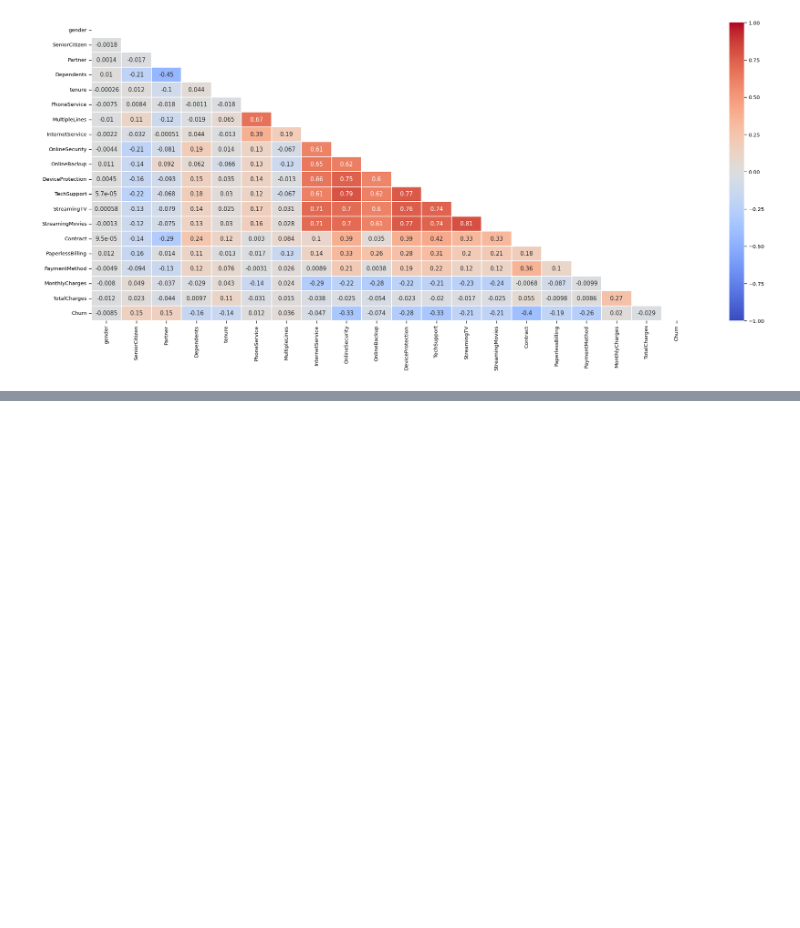
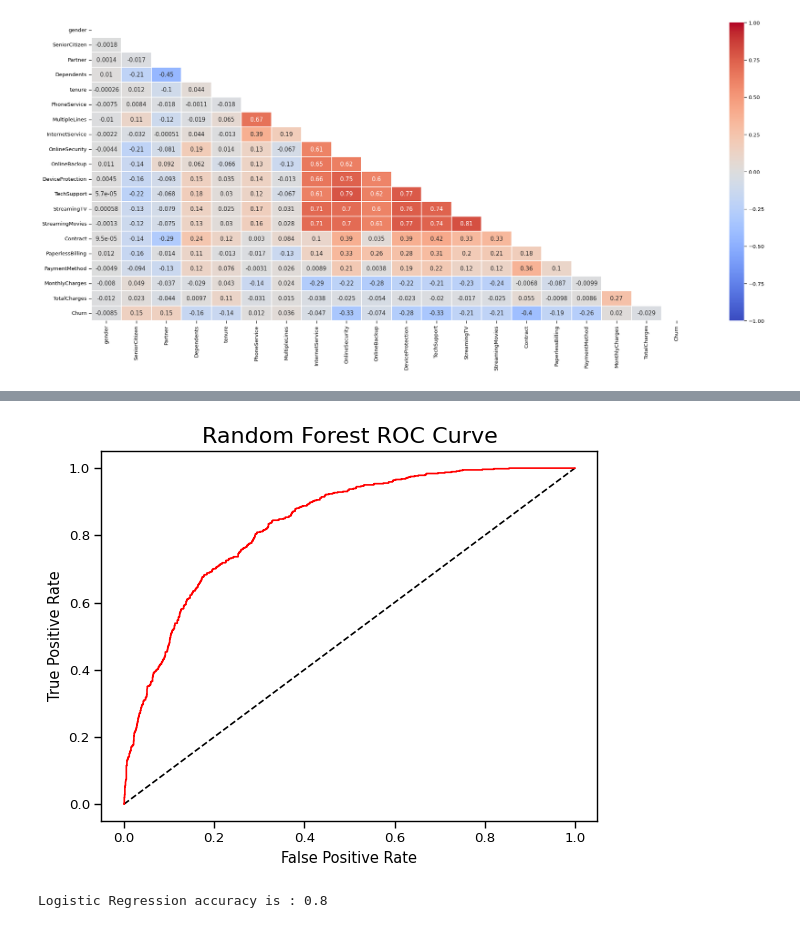
Before and after one commit to akfoz45/Telco_Customer_Churn_Project, a Jupyter notebook: EDA4.ipynb, the cells around one changed output, grey strips where cells are left out. Cells and saved outputs as stored; diff of their text form; code cells hidden in the pictures; blank space fills up the shorter version.

```diff
--- a/EDA4.ipynb
+++ b/EDA4.ipynb
@@ -489,0 +601,18 @@ ax = sns.heatmap(corr, mask=mask, xticklabels=corr.columns, yticklabels=corr.col
+# %%
+y_rfpred_prob = model_rf.predict_proba(X_test)[:,1]
+fpr_rf, tpr_rf, thresholds = roc_curve(y_test, y_rfpred_prob)
+plt.plot([0, 1], [0, 1], 'k--' )
+plt.plot(fpr_rf, tpr_rf, label='Random Forest',color = "r")
+plt.xlabel('False Positive Rate')
+plt.ylabel('True Positive Rate')
+plt.title('Random Forest ROC Curve',fontsize=16)
+plt.show();
+# %% [output]
+[figure, added]
+# %%
+lr_model = LogisticRegression()
+lr_model.fit(X_train, y_train)
+accuracy_lr = lr_model.score(X_test, y_test)
+print("Logistic Regression accuracy is :",accuracy_lr)
+# %% [output]
+Logistic Regression accuracy is : 0.8
```
Also changed, not shown: parts of 36 cells of this notebook.
